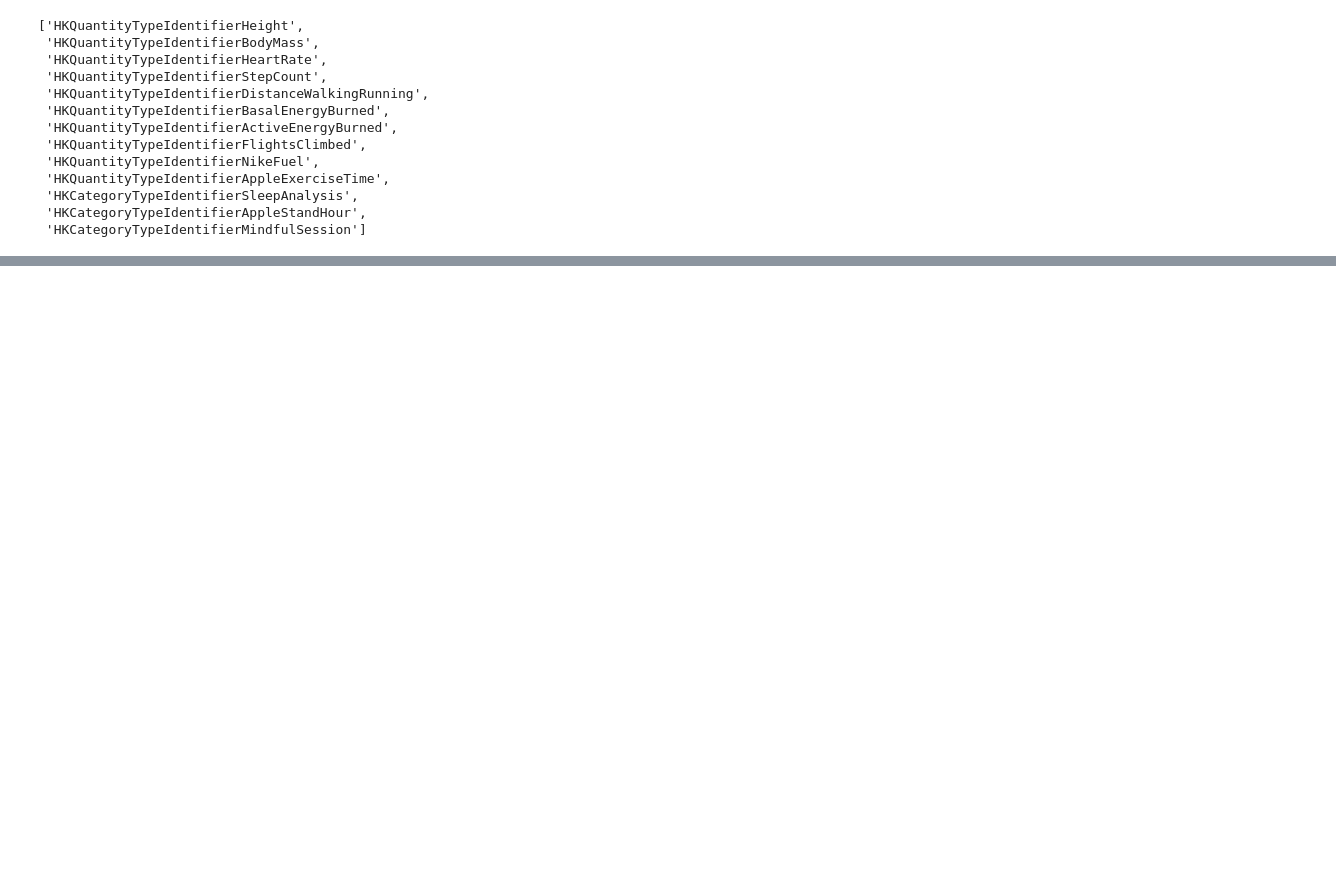
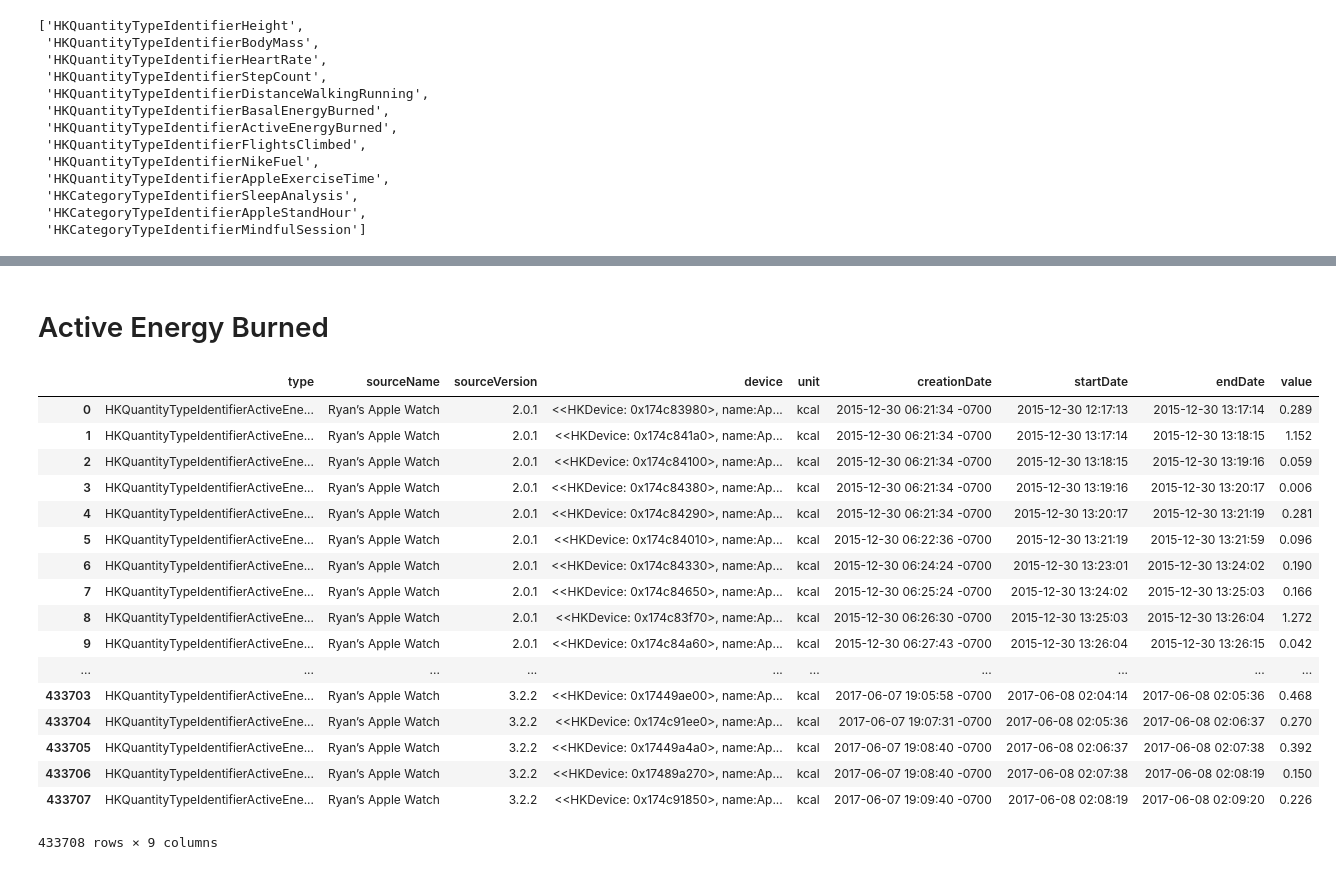
Before and after one commit to RyanAugust/pyprojects, a Jupyter notebook: Health/Apple Health Data.ipynb, the cells around one changed output, grey strips where cells are left out. Cells and saved outputs as stored; diff of their text form; code cells hidden in the pictures; blank space fills up the shorter version.

```diff
--- a/Health/Apple Health Data.ipynb
+++ b/Health/Apple Health Data.ipynb
@@ -109,0 +190,25 @@ ax.plot(df_.index, df_['value'])
+# %% [markdown]
+# Active Energy Burned
+# %%
+df_AE = my_data.extract_type('HKQuantityTypeIdentifierActiveEnergyBurned')
+# %%
+df_AE
+# %% [output]
+|  | type | sourceName | sourceVersion | device | unit | creationDate | startDate | endDate | value |
+| 0 | HKQuantityTypeIdentifierActiveEne... | Ryan’s Apple Watch | 2.0.1 | <<HKDevice: 0x174c83980>, name:Ap... | kcal | 2015-12-30 06:21:34 -0700 | 2015-12-30 12:17:13 | 2015-12-30 13:17:14 | 0.289 |
+| 1 | HKQuantityTypeIdentifierActiveEne... | Ryan’s Apple Watch | 2.0.1 | <<HKDevice: 0x174c841a0>, name:Ap... | kcal | 2015-12-30 06:21:34 -0700 | 2015-12-30 13:17:14 | 2015-12-30 13:18:15 | 1.152 |
+| 2 | HKQuantityTypeIdentifierActiveEne... | Ryan’s Apple Watch | 2.0.1 | <<HKDevice: 0x174c84100>, name:Ap... | kcal | 2015-12-30 06:21:34 -0700 | 2015-12-30 13:18:15 | 2015-12-30 13:19:16 | 0.059 |
+| 3 | HKQuantityTypeIdentifierActiveEne... | Ryan’s Apple Watch | 2.0.1 | <<HKDevice: 0x174c84380>, name:Ap... | kcal | 2015-12-30 06:21:34 -0700 | 2015-12-30 13:19:16 | 2015-12-30 13:20:17 | 0.006 |
+| 4 | HKQuantityTypeIdentifierActiveEne... | Ryan’s Apple Watch | 2.0.1 | <<HKDevice: 0x174c84290>, name:Ap... | kcal | 2015-12-30 06:21:34 -0700 | 2015-12-30 13:20:17 | 2015-12-30 13:21:19 | 0.281 |
+| 5 | HKQuantityTypeIdentifierActiveEne... | Ryan’s Apple Watch | 2.0.1 | <<HKDevice: 0x174c84010>, name:Ap... | kcal | 2015-12-30 06:22:36 -0700 | 2015-12-30 13:21:19 | 2015-12-30 13:21:59 | 0.096 |
+| 6 | HKQuantityTypeIdentifierActiveEne... | Ryan’s Apple Watch | 2.0.1 | <<HKDevice: 0x174c84330>, name:Ap... | kcal | 2015-12-30 06:24:24 -0700 | 2015-12-30 13:23:01 | 2015-12-30 13:24:02 | 0.190 |
+| 7 | HKQuantityTypeIdentifierActiveEne... | Ryan’s Apple Watch | 2.0.1 | <<HKDevice: 0x174c84650>, name:Ap... | kcal | 2015-12-30 06:25:24 -0700 | 2015-12-30 13:24:02 | 2015-12-30 13:25:03 | 0.166 |
+| 8 | HKQuantityTypeIdentifierActiveEne... | Ryan’s Apple Watch | 2.0.1 | <<HKDevice: 0x174c83f70>, name:Ap... | kcal | 2015-12-30 06:26:30 -0700 | 2015-12-30 13:25:03 | 2015-12-30 13:26:04 | 1.272 |
+| 9 | HKQuantityTypeIdentifierActiveEne... | Ryan’s Apple Watch | 2.0.1 | <<HKDevice: 0x174c84a60>, name:Ap... | kcal | 2015-12-30 06:27:43 -0700 | 2015-12-30 13:26:04 | 2015-12-30 13:26:15 | 0.042 |
+| ... | ... | ... | ... | ... | ... | ... | ... | ... | ... |
+| 433703 | HKQuantityTypeIdentifierActiveEne... | Ryan’s Apple Watch | 3.2.2 | <<HKDevice: 0x17449ae00>, name:Ap... | kcal | 2017-06-07 19:05:58 -0700 | 2017-06-08 02:04:14 | 2017-06-08 02:05:36 | 0.468 |
+| 433704 | HKQuantityTypeIdentifierActiveEne... | Ryan’s Apple Watch | 3.2.2 | <<HKDevice: 0x174c91ee0>, name:Ap... | kcal | 2017-06-07 19:07:31 -0700 | 2017-06-08 02:05:36 | 2017-06-08 02:06:37 | 0.270 |
+| 433705 | HKQuantityTypeIdentifierActiveEne... | Ryan’s Apple Watch | 3.2.2 | <<HKDevice: 0x17449a4a0>, name:Ap... | kcal | 2017-06-07 19:08:40 -0700 | 2017-06-08 02:06:37 | 2017-06-08 02:07:38 | 0.392 |
+| 433706 | HKQuantityTypeIdentifierActiveEne... | Ryan’s Apple Watch | 3.2.2 | <<HKDevice: 0x17489a270>, name:Ap... | kcal | 2017-06-07 19:08:40 -0700 | 2017-06-08 02:07:38 | 2017-06-08 02:08:19 | 0.150 |
+| 433707 | HKQuantityTypeIdentifierActiveEne... | Ryan’s Apple Watch | 3.2.2 | <<HKDevice: 0x174c91850>, name:Ap... | kcal | 2017-06-07 19:09:40 -0700 | 2017-06-08 02:08:19 | 2017-06-08 02:09:20 | 0.226 |
+433708 rows × 9 columns
```
Also changed, not shown: parts of 30 cells of this notebook, 3 other files.
